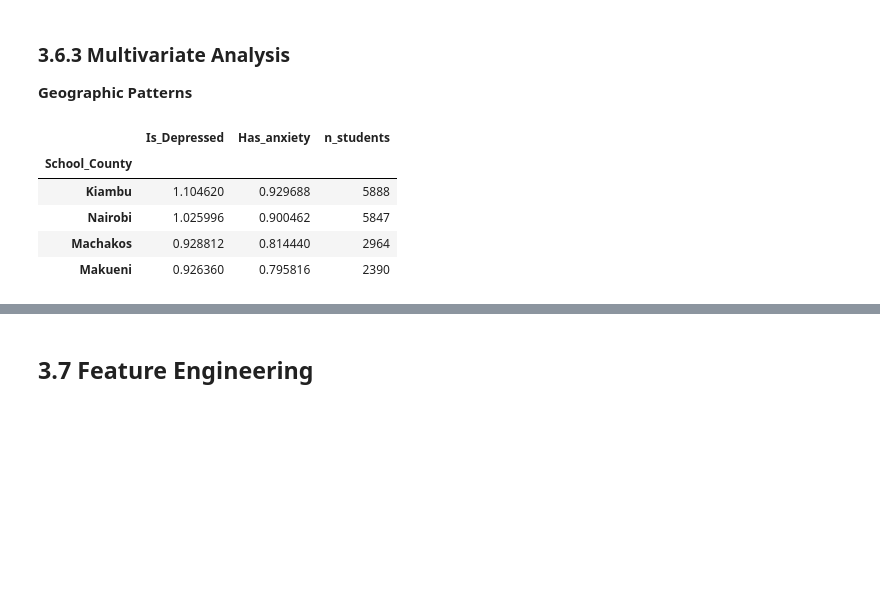
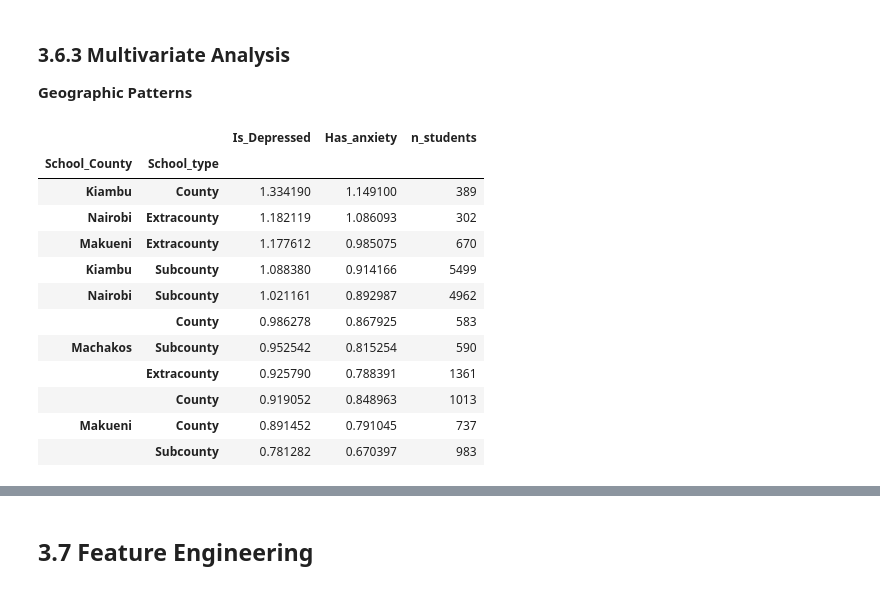
Before and after one commit to r0sh1ddy/Depression-Anxiety-predictor-for-High-School-Students-in-Kenya, a Jupyter notebook: index.ipynb, the cells around one changed output, grey strips where cells are left out. Cells and saved outputs as stored; diff of their text form; code cells hidden in the pictures; blank space fills up the shorter version.

```diff
--- a/index.ipynb
+++ b/index.ipynb
@@ -717,20 +714,27 @@ NOT SIGNIFICANT: No significant difference.
 **Geographic Patterns**
 # %%
 # County-level prevalence
-county_stats = df.groupby('School_County').agg({
+county_stats = df.groupby(['School_County','School_type']).agg({
     'Is_Depressed': 'mean',
     'Has_anxiety': 'mean',
     'participant_ID': 'count'
 }).rename(columns={'participant_ID': 'n_students'})
 
 # Filter counties with sufficient sample size
 county_stats[county_stats['n_students'] >= 100].sort_values('Is_Depressed', ascending=False)
 # %% [output]
-|  | Is_Depressed | Has_anxiety | n_students |
-| School_County |  |  |  |
-| Kiambu | 1.104620 | 0.929688 | 5888 |
-| Nairobi | 1.025996 | 0.900462 | 5847 |
-| Machakos | 0.928812 | 0.814440 | 2964 |
-| Makueni | 0.926360 | 0.795816 | 2390 |
+|  |  | Is_Depressed | Has_anxiety | n_students |
+| School_County | School_type |  |  |  |
+| Kiambu | County | 1.334190 | 1.149100 | 389 |
+| Nairobi | Extracounty | 1.182119 | 1.086093 | 302 |
+| Makueni | Extracounty | 1.177612 | 0.985075 | 670 |
+| Kiambu | Subcounty | 1.088380 | 0.914166 | 5499 |
+| Nairobi | Subcounty | 1.021161 | 0.892987 | 4962 |
+|  | County | 0.986278 | 0.867925 | 583 |
+| Machakos | Subcounty | 0.952542 | 0.815254 | 590 |
+|  | Extracounty | 0.925790 | 0.788391 | 1361 |
+|  | County | 0.919052 | 0.848963 | 1013 |
+| Makueni | County | 0.891452 | 0.791045 | 737 |
+|  | Subcounty | 0.781282 | 0.670397 | 983 |
 # %%
 data = {
```
Also changed, not shown: parts of 21 cells of this notebook, 6 other files.
